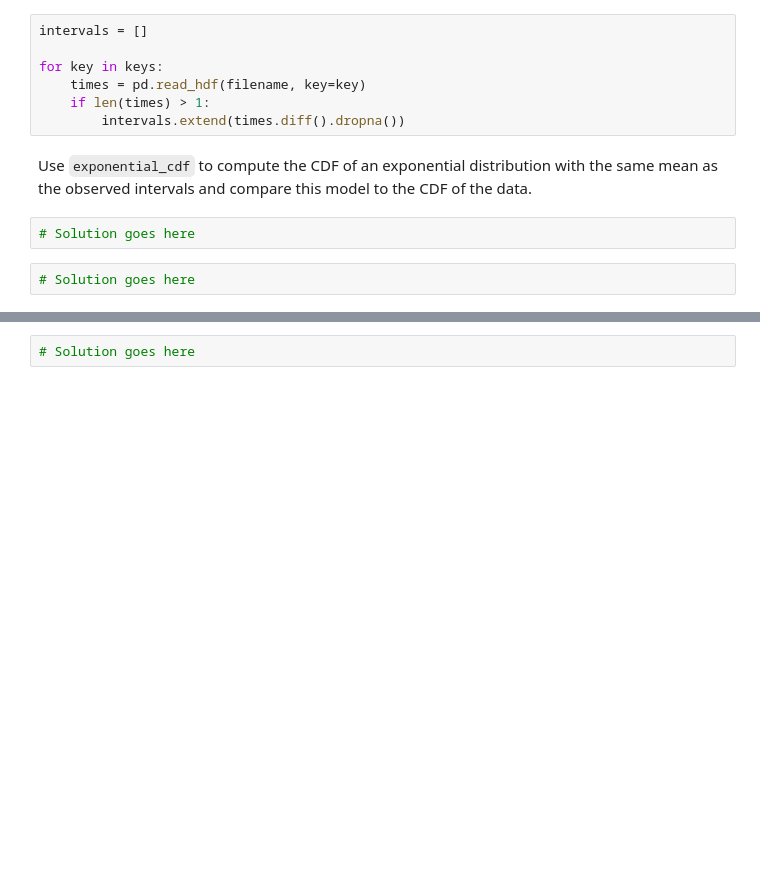
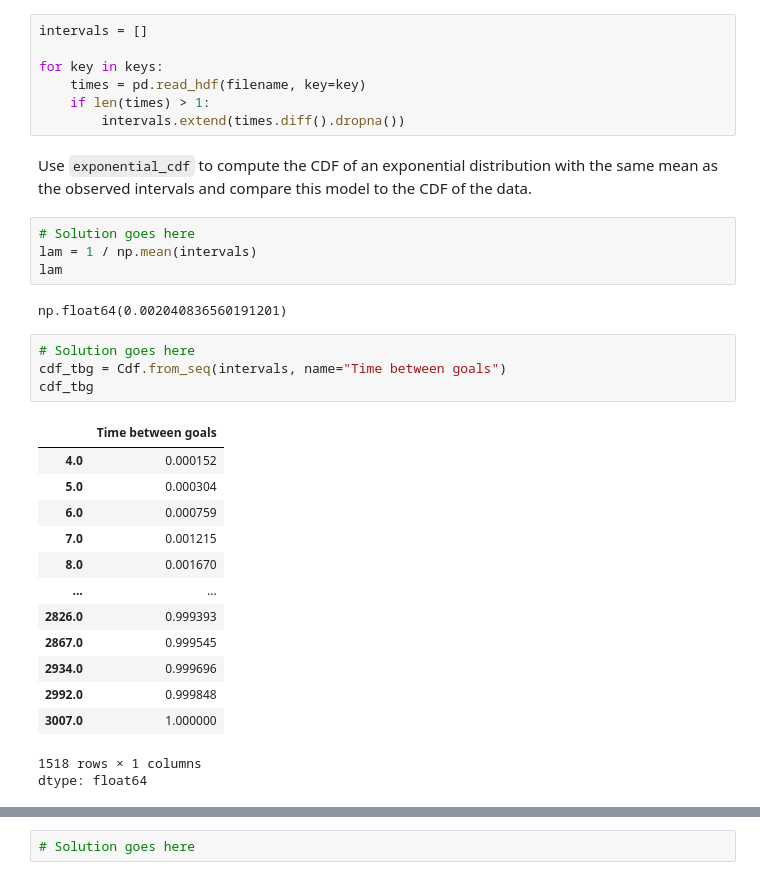
Before and after one commit to gi1no/Education, a Jupyter notebook: ThinkStats/chap05.ipynb, the cells around one changed output, grey strips where cells are left out. Saved outputs shown, nothing was run; the diff lists cells and outputs as text; blank space fills up the shorter version.

```diff
--- a/ThinkStats/chap05.ipynb
+++ b/ThinkStats/chap05.ipynb
@@ -845,5 +845,26 @@ for key in keys:
 Use `exponential_cdf` to compute the CDF of an exponential distribution with the same mean as the observed intervals and compare this model to the CDF of the data.
 # %%
 # Solution goes here
+lam = 1 / np.mean(intervals)
+lam
+# %% [output]
+np.float64(0.002040836560191201)
 # %%
 # Solution goes here
+cdf_tbg = Cdf.from_seq(intervals, name="Time between goals")
+cdf_tbg
+# %% [output]
+|  | Time between goals |
+| 4.0 | 0.000152 |
+| 5.0 | 0.000304 |
+| 6.0 | 0.000759 |
+| 7.0 | 0.001215 |
+| 8.0 | 0.001670 |
+| ... | ... |
+| 2826.0 | 0.999393 |
+| 2867.0 | 0.999545 |
+| 2934.0 | 0.999696 |
+| 2992.0 | 0.999848 |
+| 3007.0 | 1.000000 |
+1518 rows × 1 columns
+dtype: float64
```
Also changed, not shown: parts of 12 cells of this notebook.
